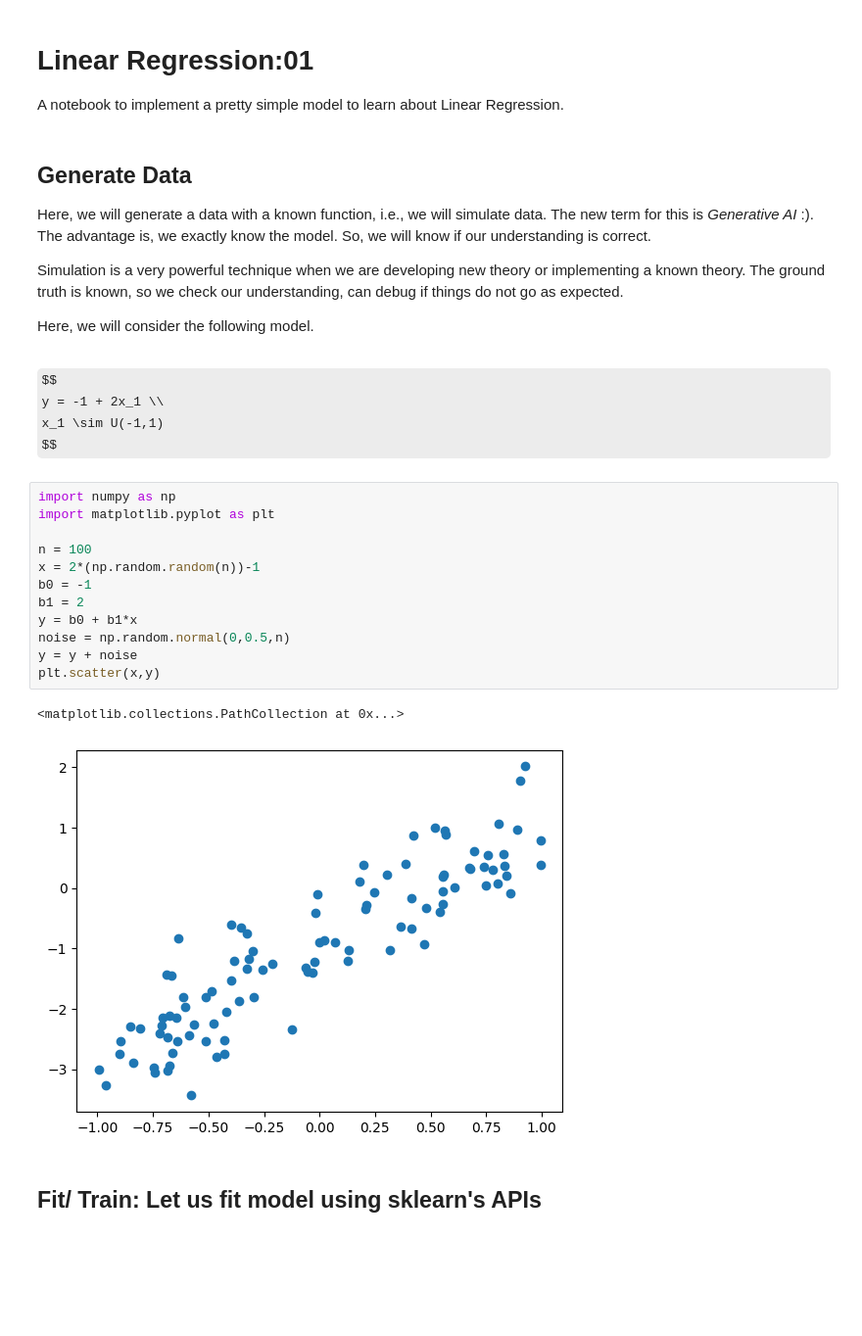
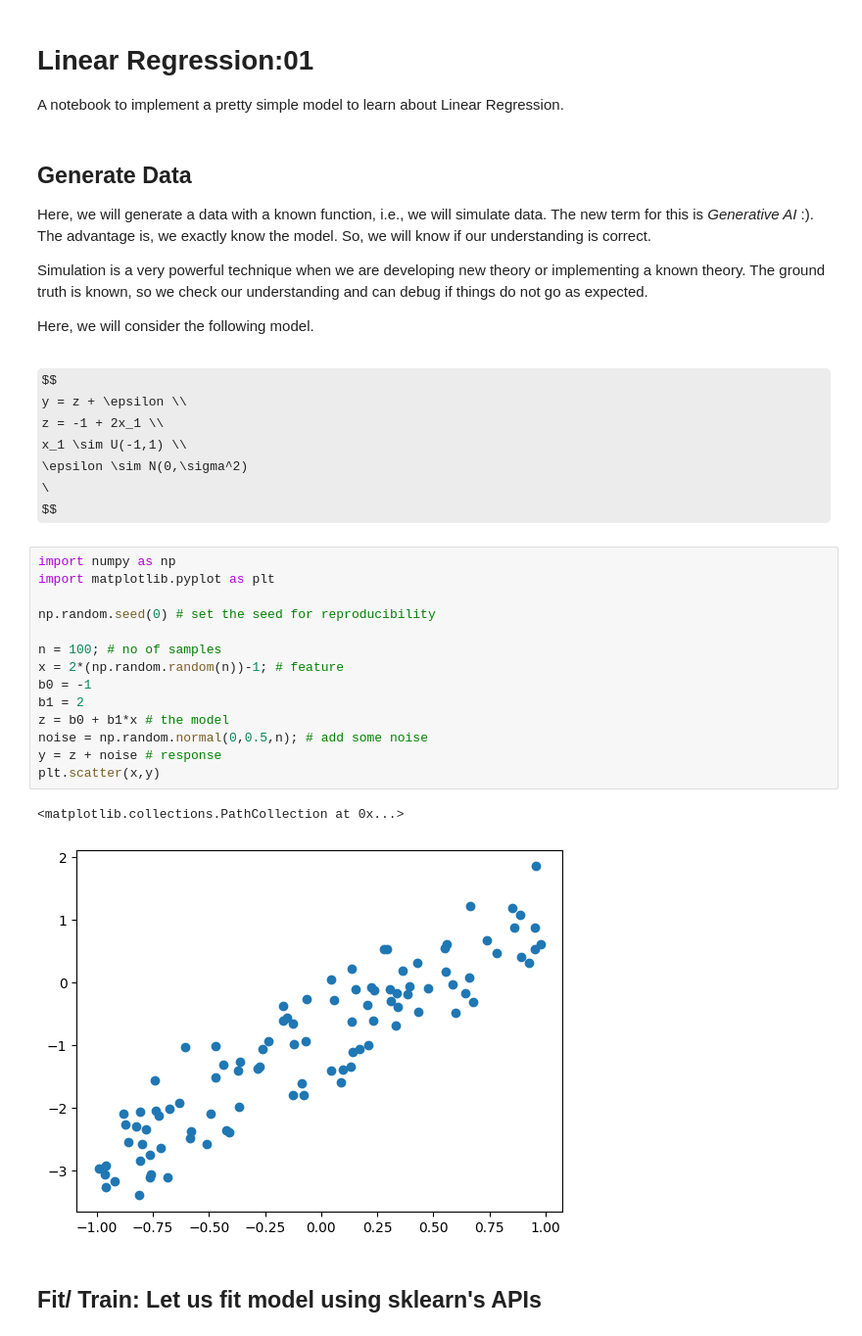
Before and after one commit to mlsquare/intro2ai, a Jupyter notebook: notebooks/01-01-Reg-LM-Sim.ipynb, the cells around one changed output. Shown: that part at 98% size. Drawn from its saved outputs; the diff is of its cells as text; some formulas as TeX source; blank space fills up the shorter version.

```diff
--- a/notebooks/01-01-Reg-LM-Sim.ipynb
+++ b/notebooks/01-01-Reg-LM-Sim.ipynb
@@ -7,29 +7,34 @@ A notebook to implement a pretty simple model to learn about Linear Regression.
 
 Here, we will generate a data with a known function, i.e., we will simulate data. The new term for this is _Generative AI_ :). The advantage is, we exactly know the model. So, we will know if our understanding is correct.
 
-Simulation is a very powerful technique when we are developing new theory or implementing a known theory. The ground truth is known, so we check our understanding, can debug if things do not go as expected.
+Simulation is a very powerful technique when we are developing new theory or implementing a known theory. The ground truth is known, so we check our understanding and can debug if things do not go as expected.
 
 Here, we will consider the following model.
 # %% [markdown]
 $$
-y = -1 + 2x_1 \\
-x_1 \sim U(-1,1)
+y = z + \epsilon \\
+z = -1 + 2x_1 \\
+x_1 \sim U(-1,1) \\
+\epsilon \sim N(0,\sigma^2)
+\
 $$
 # %%
 import numpy as np
 import matplotlib.pyplot as plt
 
-n = 100
-x = 2*(np.random.random(n))-1
+np.random.seed(0) # set the seed for reproducibility
+
+n = 100; # no of samples
+x = 2*(np.random.random(n))-1; # feature
 b0 = -1
 b1 = 2
-y = b0 + b1*x
-noise = np.random.normal(0,0.5,n)
-y = y + noise
+z = b0 + b1*x # the model
+noise = np.random.normal(0,0.5,n); # add some noise
+y = z + noise # response
 plt.scatter(x,y)
 # %% [output]
 <matplotlib.collections.PathCollection at 0x...>
-[figure, old version]
+[figure, new version]
 # %% [markdown]
 ## Fit/ Train:  Let us fit model using sklearn's APIs
 # %%
```
Also changed, not shown: parts of 6 cells of this notebook, 4 other files.
